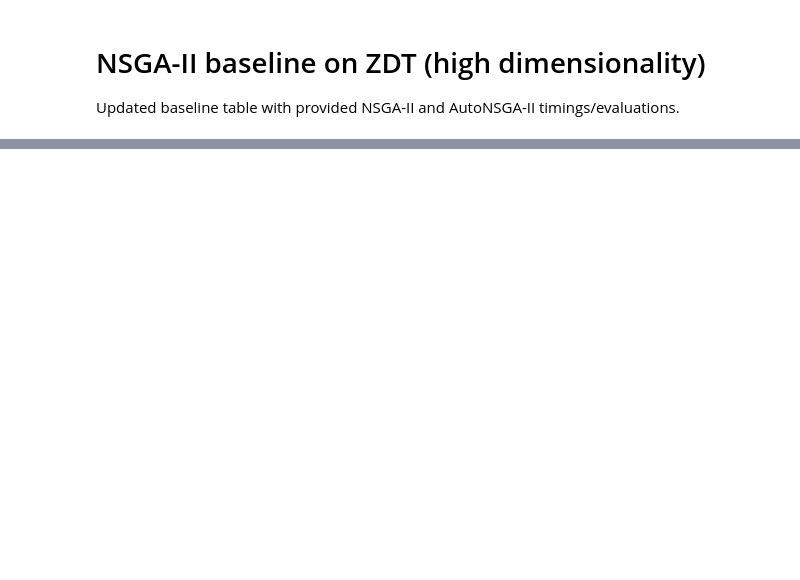
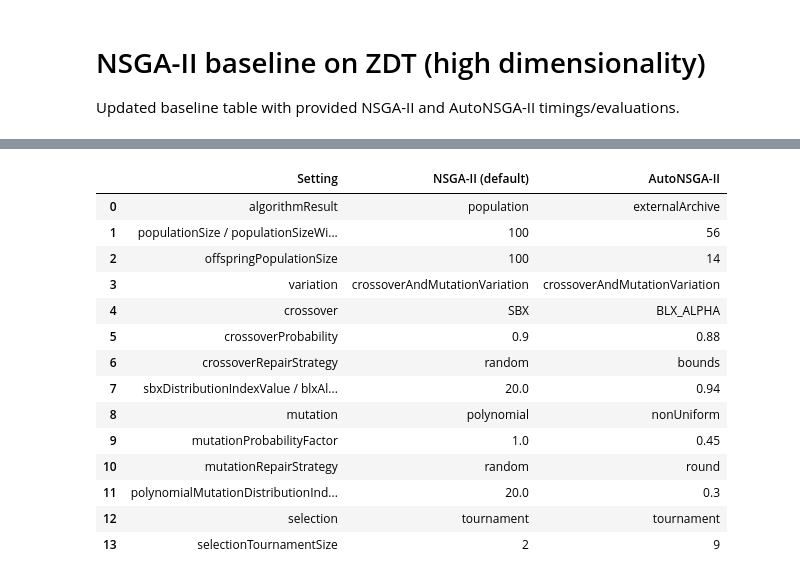
Before and after one commit to NicolasRodriguezUribe/VAMOS, a Jupyter notebook: notebooks/sota-zdt.ipynb, the cells around one changed output, grey strips where cells are left out. Cells and saved outputs as stored; diff of their text form; code cells hidden in the pictures; blank space fills up the shorter version.

```diff
--- a/notebooks/sota-zdt.ipynb
+++ b/notebooks/sota-zdt.ipynb
@@ -9 +13,70 @@ from IPython.display import display
+# %%
+NSGAII_DEFAULT_CONFIG = {
+    "algorithmResult": "population",
+    "populationSize": 100,
+    "offspringPopulationSize": 100,
+    "variation": "crossoverAndMutationVariation",
+    "crossover": "SBX",
+    "crossoverProbability": 0.9,
+    "crossoverRepairStrategy": "random",
+    "sbxDistributionIndexValue": 20.0,
+    "mutation": "polynomial",
+    "mutationProbabilityFactor": 1.0,
+    "mutationRepairStrategy": "random",
+    "polynomialMutationDistributionIndex": 20.0,
+    "selection": "tournament",
+    "selectionTournamentSize": 2,
+}
+
+AUTONSGAII_CONFIG = {
+    "algorithmResult": "externalArchive",
+    "populationSizeWithArchive": 56,
+    "offspringPopulationSize": 14,
+    "variation": "crossoverAndMutationVariation",
+    "crossover": "BLX_ALPHA",
+    "crossoverProbability": 0.88,
+    "crossoverRepairStrategy": "bounds",
+    "blxAlphaCrossoverAlphaValue": 0.94,
+    "mutation": "nonUniform",
+    "mutationProbabilityFactor": 0.45,
+    "mutationRepairStrategy": "round",
+    "nonUniformMutationPerturbation": 0.3,
+    "selection": "tournament",
+    "selectionTournamentSize": 9,
+}
+
+CONFIG_TABLE = [
+    ("algorithmResult", NSGAII_DEFAULT_CONFIG["algorithmResult"], AUTONSGAII_CONFIG["algorithmResult"]),
+    ("populationSize / populationSizeWithArchive", NSGAII_DEFAULT_CONFIG["populationSize"], AUTONSGAII_CONFIG["populationSizeWithArchive"]),
+    ("offspringPopulationSize", NSGAII_DEFAULT_CONFIG["offspringPopulationSize"], AUTONSGAII_CONFIG["offspringPopulationSize"]),
+    ("variation", NSGAII_DEFAULT_CONFIG["variation"], AUTONSGAII_CONFIG["variation"]),
+    ("crossover", NSGAII_DEFAULT_CONFIG["crossover"], AUTONSGAII_CONFIG["crossover"]),
+    ("crossoverProbability", NSGAII_DEFAULT_CONFIG["crossoverProbability"], AUTONSGAII_CONFIG["crossoverProbability"]),
+    ("crossoverRepairStrategy", NSGAII_DEFAULT_CONFIG["crossoverRepairStrategy"], AUTONSGAII_CONFIG["crossoverRepairStrategy"]),
+    ("sbxDistributionIndexValue / blxAlphaCrossoverAlphaValue", NSGAII_DEFAULT_CONFIG["sbxDistributionIndexValue"], AUTONSGAII_CONFIG["blxAlphaCrossoverAlphaValue"]),
+    ("mutation", NSGAII_DEFAULT_CONFIG["mutation"], AUTONSGAII_CONFIG["mutation"]),
+    ("mutationProbabilityFactor", NSGAII_DEFAULT_CONFIG["mutationProbabilityFactor"], AUTONSGAII_CONFIG["mutationProbabilityFactor"]),
+    ("mutationRepairStrategy", NSGAII_DEFAULT_CONFIG["mutationRepairStrategy"], AUTONSGAII_CONFIG["mutationRepairStrategy"]),
+    ("polynomialMutationDistributionIndex / nonUniformMutationPerturbation", NSGAII_DEFAULT_CONFIG["polynomialMutationDistributionIndex"], AUTONSGAII_CONFIG["nonUniformMutationPerturbation"]),
+    ("selection", NSGAII_DEFAULT_CONFIG["selection"], AUTONSGAII_CONFIG["selection"]),
+    ("selectionTournamentSize", NSGAII_DEFAULT_CONFIG["selectionTournamentSize"], AUTONSGAII_CONFIG["selectionTournamentSize"]),
+]
+config_df = pd.DataFrame(CONFIG_TABLE, columns=["Setting", "NSGA-II (default)", "AutoNSGA-II"])
+display(config_df)
+# %% [output]
+|  | Setting | NSGA-II (default) | AutoNSGA-II |
+| 0 | algorithmResult | population | externalArchive |
+| 1 | populationSize / populationSizeWi... | 100 | 56 |
+| 2 | offspringPopulationSize | 100 | 14 |
+| 3 | variation | crossoverAndMutationVariation | crossoverAndMutationVariation |
+| 4 | crossover | SBX | BLX_ALPHA |
+| 5 | crossoverProbability | 0.9 | 0.88 |
+| 6 | crossoverRepairStrategy | random | bounds |
+| 7 | sbxDistributionIndexValue / blxAl... | 20.0 | 0.94 |
+| 8 | mutation | polynomial | nonUniform |
+| 9 | mutationProbabilityFactor | 1.0 | 0.45 |
+| 10 | mutationRepairStrategy | random | round |
+| 11 | polynomialMutationDistributionInd... | 20.0 | 0.3 |
+| 12 | selection | tournament | tournament |
+| 13 | selectionTournamentSize | 2 | 9 |
 # %%
```
Also changed, not shown: parts of 6 cells of this notebook, 11 other files.
